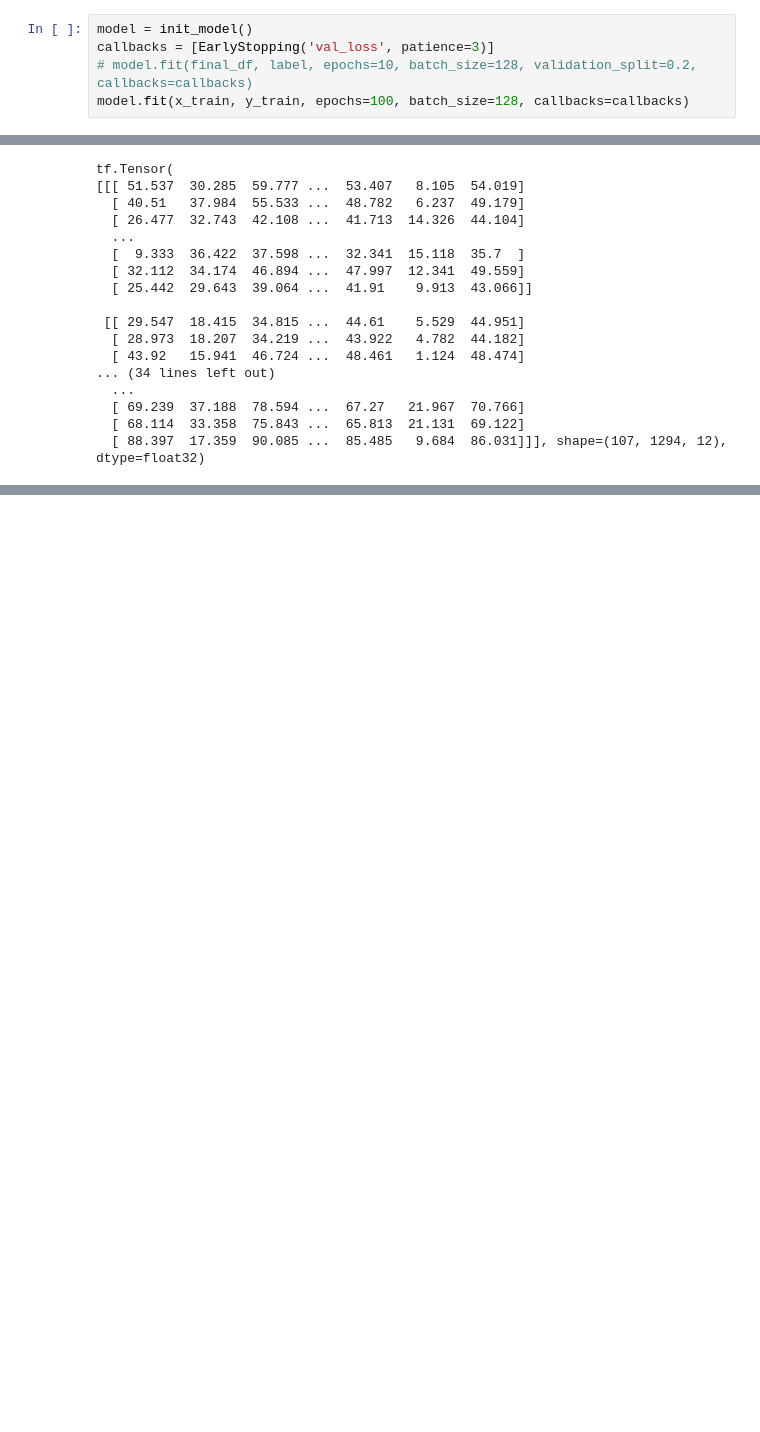
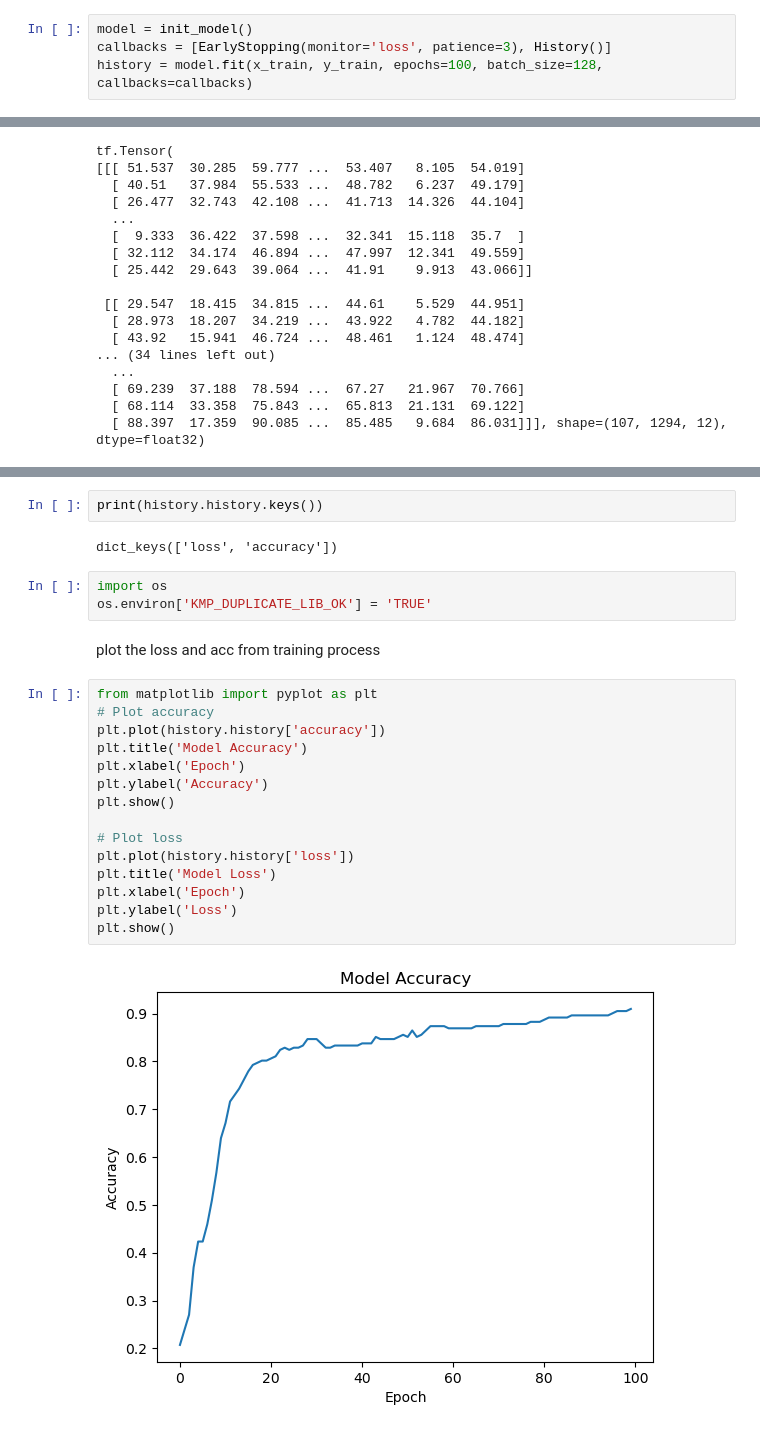
Before and after one commit to kaiismith/REAC, a Jupyter notebook: model.ipynb, the cells around one changed output, grey strips where cells are left out. Cells and saved outputs as stored; diff of their text form; blank space fills up the shorter version.

Commit message:
GP031 - Plot loss and acc

```diff
--- a/model.ipynb
+++ b/model.ipynb
@@ -184,8 +184,7 @@ tf.Tensor(
 Train the model
 # %%
 model = init_model()
-callbacks = [EarlyStopping('val_loss', patience=3)]
-# model.fit(final_df, label, epochs=10, batch_size=128, validation_split=0.2, callbacks=callbacks)
-model.fit(x_train, y_train, epochs=100, batch_size=128, callbacks=callbacks)
+callbacks = [EarlyStopping(monitor='loss', patience=3), History()]
+history = model.fit(x_train, y_train, epochs=100, batch_size=128, callbacks=callbacks)
 # %% [output]
 Epoch 1/100
@@ -299,3 +298,29 @@ print("Accuracy on test set: ", true_count/(len(label_test)))
  0 0 1 1 0 0 1 0 1 1 0 1 1 1 0 1 1 1 1 1 1 1 1 0 0 1 0 0 1 1 0 1 0 1 1 1 1
  1 0 1 1 1 1 1 0 0 0 0 0 1 1 1 1 0 1 1 0 1 1 0 0 1 1 1 0 1 0 1 0 0]
 Accuracy on test set:  0.7383177570093458
+# %%
+print(history.history.keys())
+# %% [output]
+dict_keys(['loss', 'accuracy'])
+# %%
+import os
+os.environ['KMP_DUPLICATE_LIB_OK'] = 'TRUE'
+# %% [markdown]
+plot the loss and acc from training process
+# %%
+from matplotlib import pyplot as plt
+# Plot accuracy
+plt.plot(history.history['accuracy'])
+plt.title('Model Accuracy')
+plt.xlabel('Epoch')
+plt.ylabel('Accuracy')
+plt.show()
+
+# Plot loss
+plt.plot(history.history['loss'])
+plt.title('Model Loss')
+plt.xlabel('Epoch')
+plt.ylabel('Loss')
+plt.show()
+# %% [output]
+[figure, added]
```
Also changed, not shown: parts of 4 cells of this notebook.
